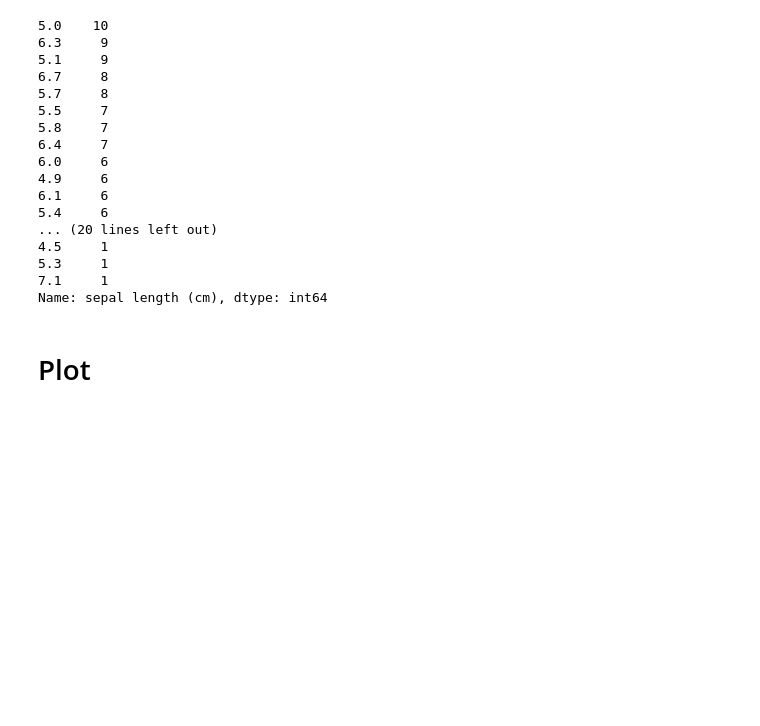
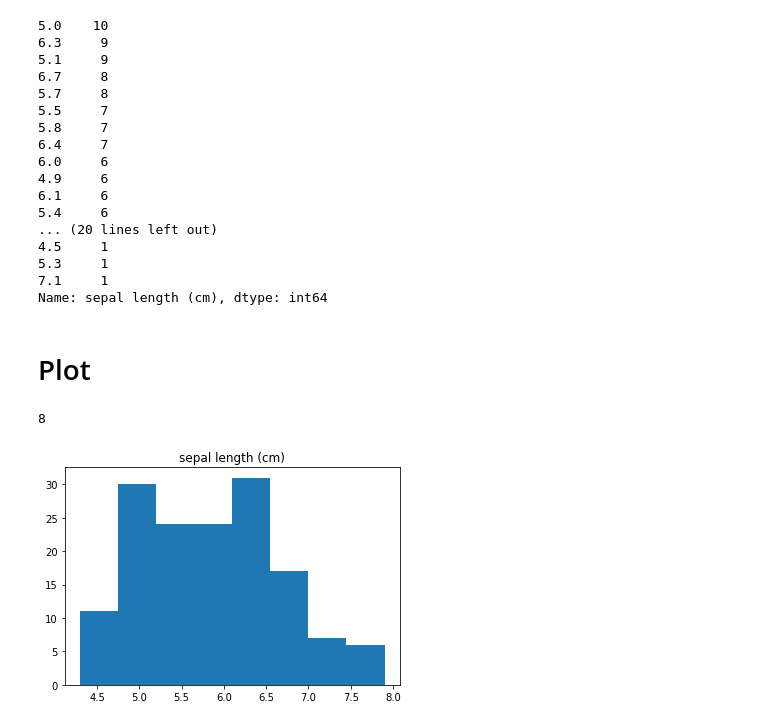
Before and after one commit to ralsouza/python_fundamentos, a Jupyter notebook: src/07_Exploratory_Analysis/02_Explotatory_Analysis_Exercise.ipynb, the cells around one changed output. Drawn from its saved outputs; the diff is of its cells as text; code cells hidden in the pictures; blank space fills up the shorter version.

```diff
--- a/src/07_Exploratory_Analysis/02_Explotatory_Analysis_Exercise.ipynb
+++ b/src/07_Exploratory_Analysis/02_Explotatory_Analysis_Exercise.ipynb
@@ -193,5 +226,12 @@ Name: sepal length (cm), dtype: int64
+# %%
+freedman_diaconis(data=df['sepal length (cm)'],returnas='bins')
+# %% [output]
+8
 # %%
 # Crie um Histograma de sepal length
+plt = df.hist('sepal length (cm)',grid=False,bins=8)
+# %% [output]
+[figure, added]
 # %%
 # Crie um Gráficos de Dispersão (scatter Plot) da variável sepal length versus número da linha,
 # colorido por marcadores da variável target
```
Also changed, not shown: parts of 2 cells of this notebook.
